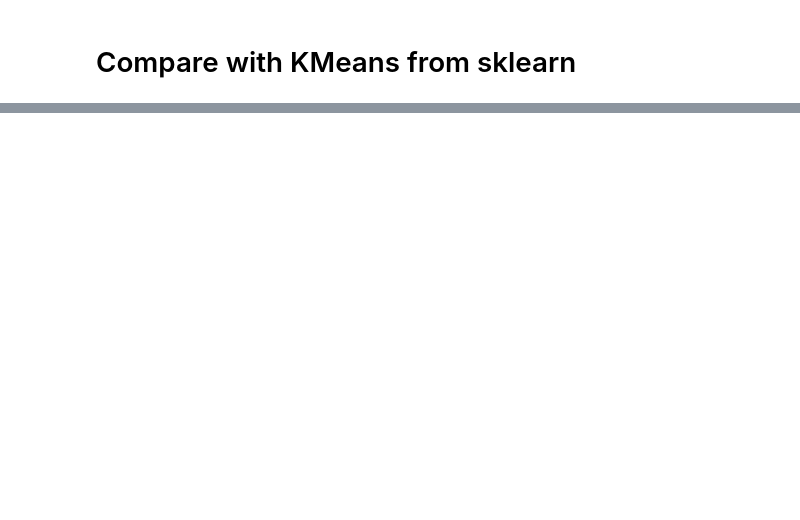
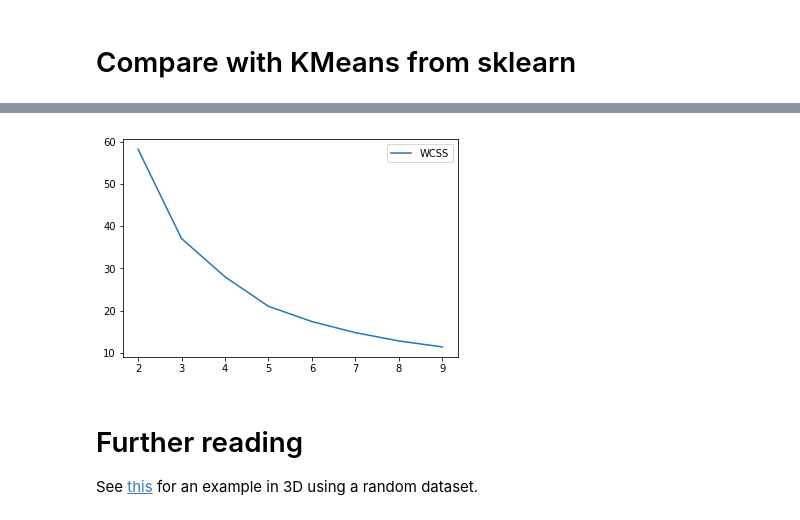
Before and after one commit to vincentqb/data-science-tutorial, a Jupyter notebook: KMeans.ipynb, the cells around one changed output, grey strips where cells are left out. Cells and saved outputs as stored; diff of their text form; code cells hidden in the pictures; blank space fills up the shorter version.

```diff
--- a/KMeans.ipynb
+++ b/KMeans.ipynb
@@ -146,0 +208,8 @@ See the caveats in the documentation: http://pandas.pydata.org/pandas-docs/stabl
+# %%
+show_wcss(KMeans)
+# %% [output]
+[figure, added]
+# %% [markdown]
+# Further reading
+
+See [this](https://mubaris.com/2017/10/01/kmeans-clustering-in-python/) for an example in 3D using a random dataset.
```
Also changed, not shown: parts of 9 cells of this notebook.
